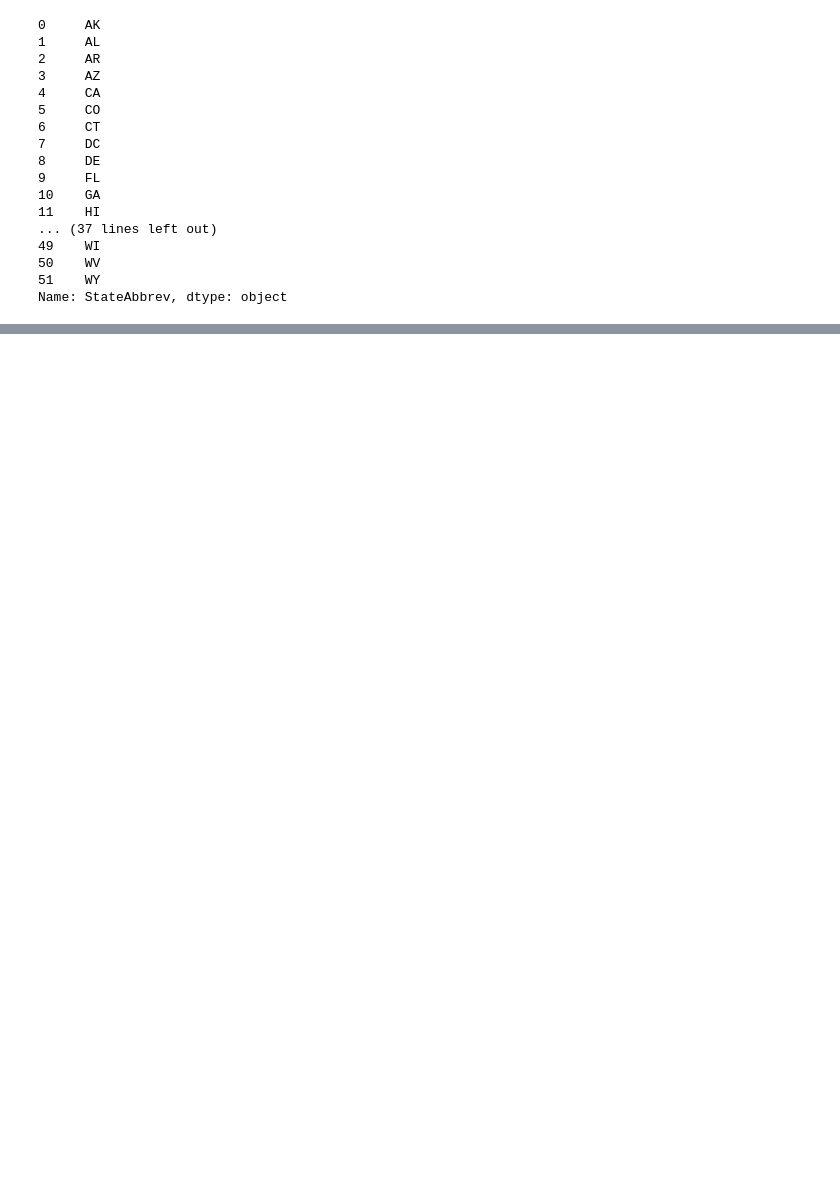
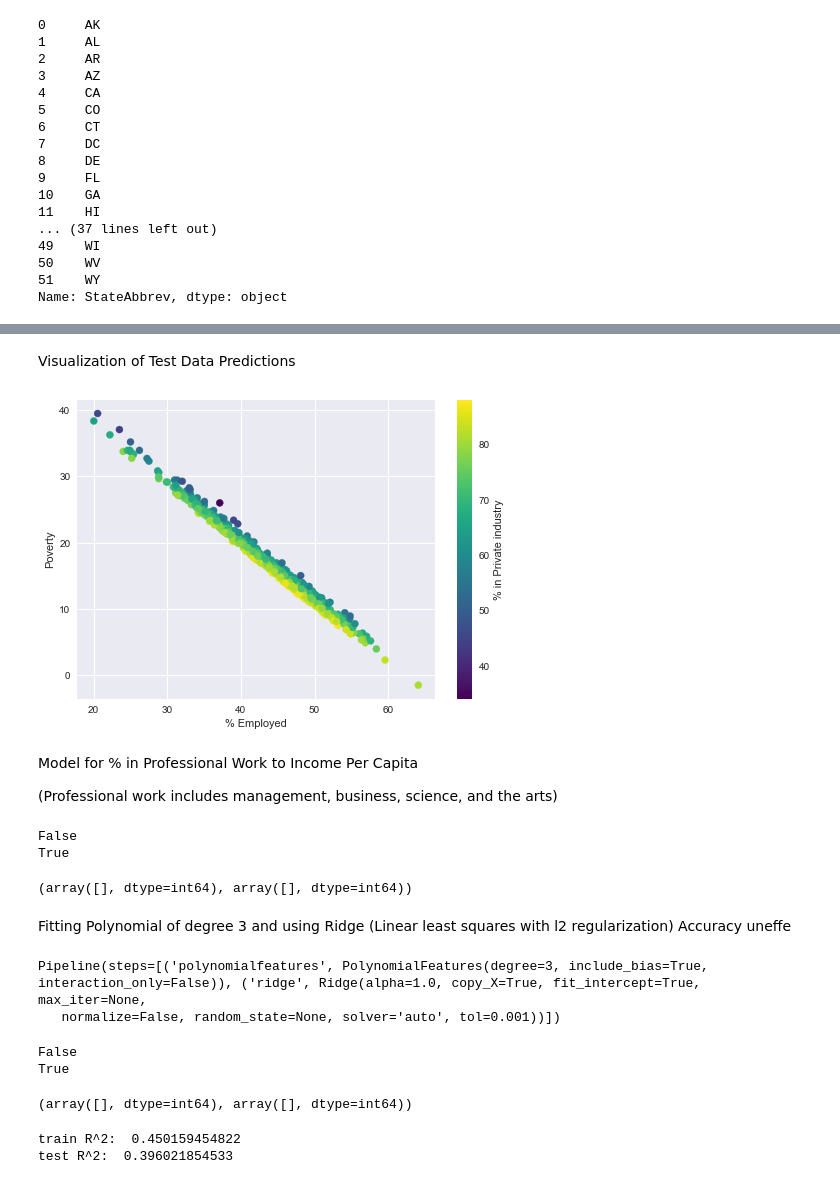
Before and after one commit to zacharyjgs/mlproj1, a Jupyter notebook: Census Data Analysis.ipynb, the cells around one changed output, grey strips where cells are left out. Drawn from its saved outputs; the diff is of its cells as text; code cells hidden in the pictures; blank space fills up the shorter version.

```diff
--- a/Census Data Analysis.ipynb
+++ b/Census Data Analysis.ipynb
@@ -264,0 +368,15 @@ py.iplot( fig, filename='us-map' )
+# %% [markdown]
+Visualization of Test Data Predictions
+# %%
+fig, ax = plt.subplots()
+scat = ax.scatter(l2_test_x['PercentEmployed'], l2_test_y_pred, c=l2_test_x['PrivateWork'], s=200, marker='.', cmap='viridis')
+fig.colorbar(scat).set_label("% in Private industry")
+plt.xlabel("% Employed")
+plt.ylabel("Poverty")
+plt.show()
+# %% [output]
+[figure, added]
+# %% [markdown]
+Model for % in Professional Work to Income Per Capita
+
+(Professional work includes management, business, science, and the arts)
@@ -264,0 +387,38 @@ py.iplot( fig, filename='us-map' )
+# %%
+# l3_train_x.fillna(l3_train_x.mean())
+# l3_train_y.fillna(l3_train_y.mean())
+print(np.any(np.isnan(l3_train_x))) #if any value is nan
+print(np.all(np.isfinite(l3_train_x))) #if all values are finite
+np.where(np.isnan(l3_train_x))
+# %% [output]
+False
+True
+(array([], dtype=int64), array([], dtype=int64))
+# %% [markdown]
+Fitting Polynomial of degree 3 and using Ridge (Linear least squares with l2 regularization)
+Accuracy uneffe
+# %%
+# l3 = LinearRegression()
+l3 = make_pipeline(PolynomialFeatures(3), Ridge())
+l3.fit(l3_train_x, l3_train_y)
+# %% [output]
+Pipeline(steps=[('polynomialfeatures', PolynomialFeatures(degree=3, include_bias=True, interaction_only=False)), ('ridge', Ridge(alpha=1.0, copy_X=True, fit_intercept=True, max_iter=None,
+   normalize=False, random_state=None, solver='auto', tol=0.001))])
+# %%
+print(np.any(np.isnan(l3_test_x))) #if any value is nan
+print(np.all(np.isfinite(l3_test_x))) #if all values are finite
+np.where(np.isnan(l3_test_x))
+# %% [output]
+False
+True
+(array([], dtype=int64), array([], dtype=int64))
+# %%
+l3_train_y_pred = l3.predict(l3_train_x)
+l3_test_y_pred = l3.predict(l3_test_x)
+print('train R^2: ',
+      r2_score(l3_train_y, l3_train_y_pred))
+print('test R^2: ',
+      r2_score(l3_test_y, l3_test_y_pred))
+# %% [output]
+train R^2:  0.450159454822
+test R^2:  0.396021854533
```
Also changed, not shown: parts of 21 cells of this notebook.
